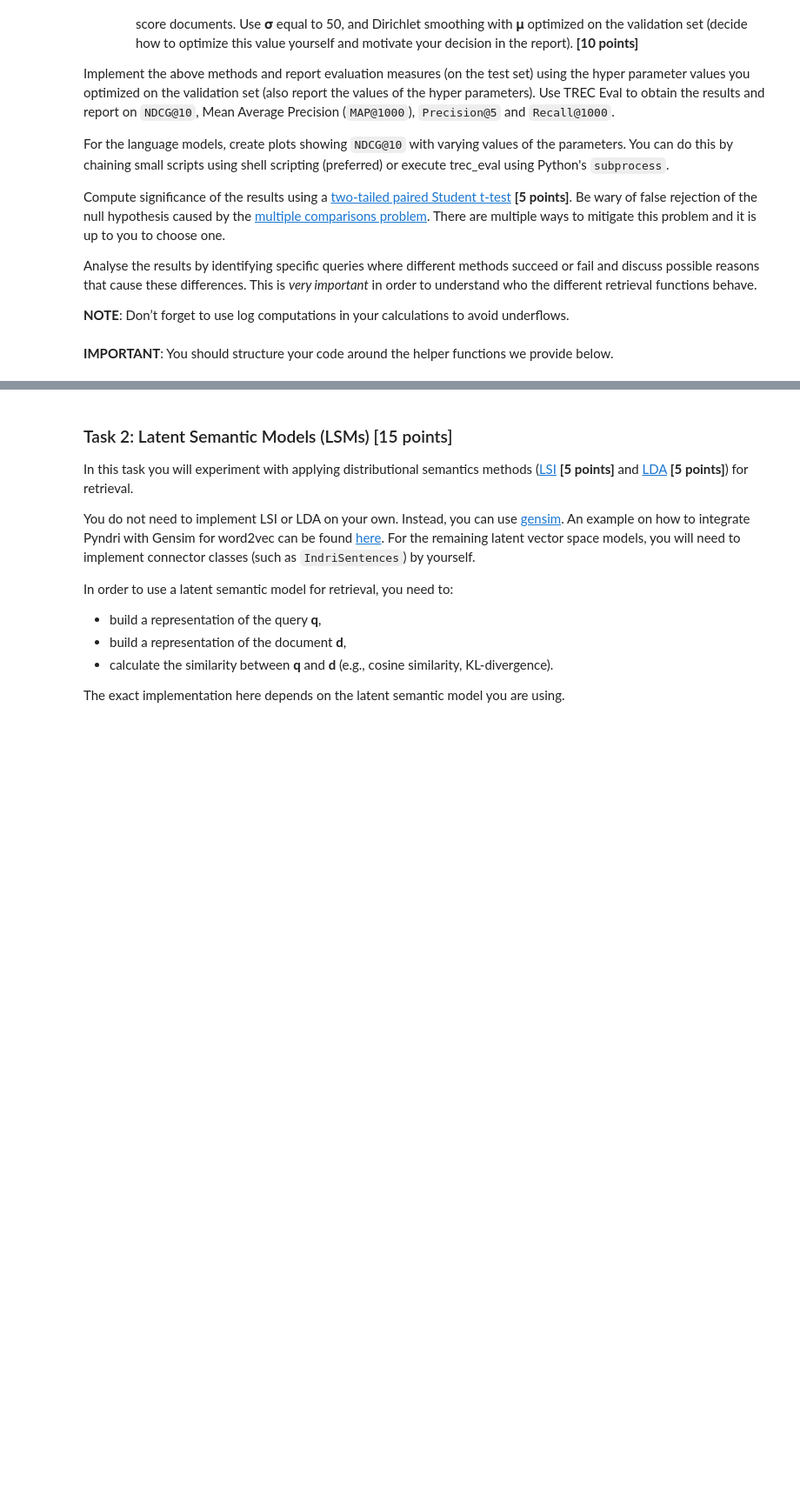
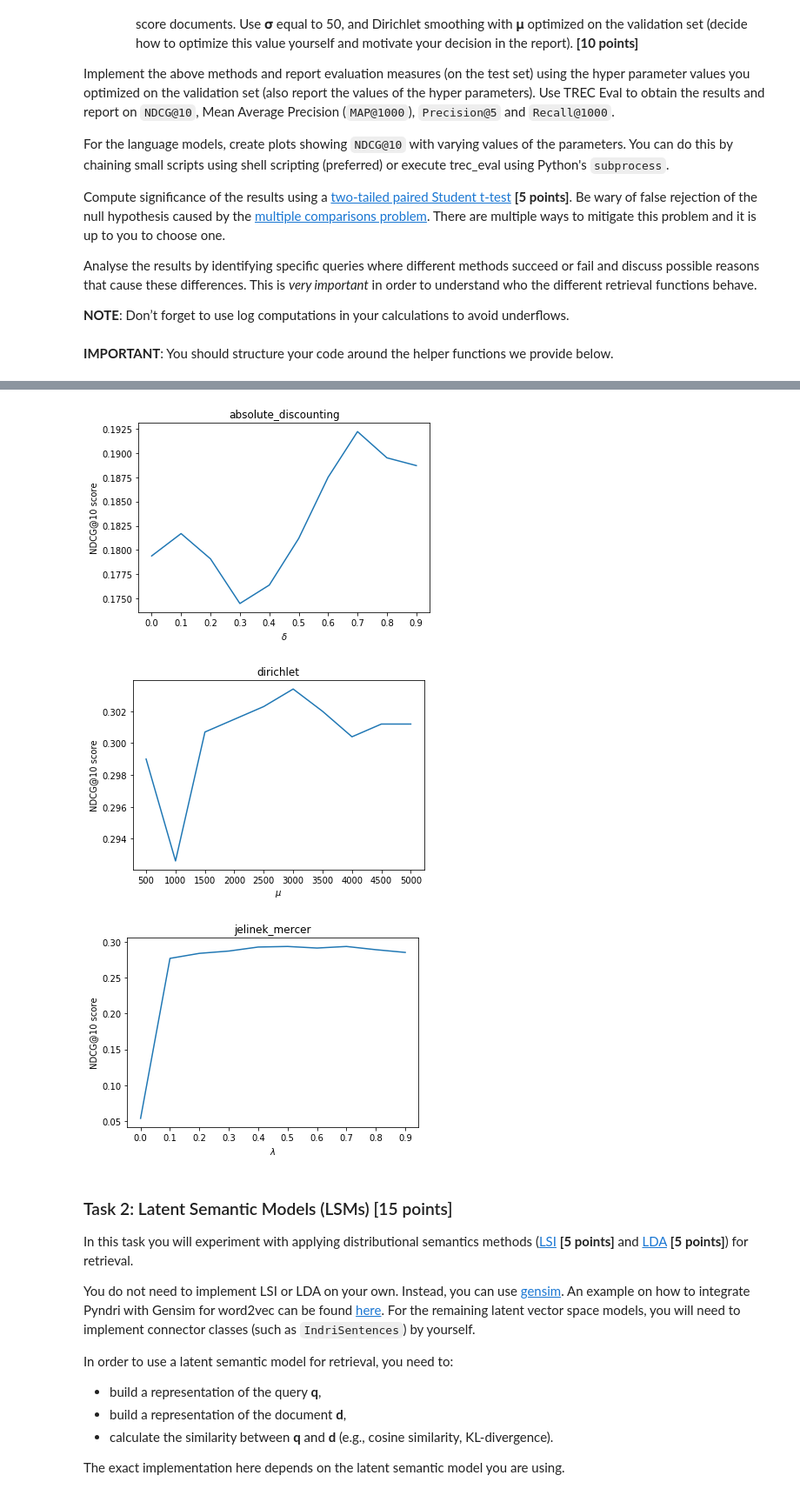
Before and after one commit to mbakhtiariz/IR1, a Jupyter notebook: HW2/hw2-marianne.ipynb, the cells around one changed output, grey strips where cells are left out. Shown at 87% size. Drawn from its saved outputs; the diff is of its cells as text; code cells hidden in the pictures; blank space fills up the shorter version.

```diff
--- a/HW2/hw2-marianne.ipynb
+++ b/HW2/hw2-marianne.ipynb
@@ -485,3 +533,21 @@ means_df
+# %%
+import re
+
+for model in language_models.keys():
+    pars = np.array([float(re.search(r'[0-9\.]+', setting).group(0)) for setting in language_models[model]])
+    sorted_pars_idx = np.argsort(pars)
+    model_means = np.array([means['ndcg_cut_10'][setting] for setting in language_models[model]])
+    parameter = ('$\mu$' if model == 'dirichlet' else '$\lambda$' if model == 'jelinek_mercer' else '$\delta$')
+    plt.xticks(pars[sorted_pars_idx])
+    plt.title(model)
+    plt.xlabel(parameter)
+    plt.ylabel('NDCG@10 score')
+    plt.plot(pars[sorted_pars_idx], model_means[sorted_pars_idx])
+    plt.show()
+# %% [output]
+[figure, added]
+[figure, added]
+[figure, added]
 # %% [markdown]
 ### Task 2: Latent Semantic Models (LSMs) [15 points] ###
 
```
Also changed, not shown: parts of 6 cells of this notebook, 4 other files.
